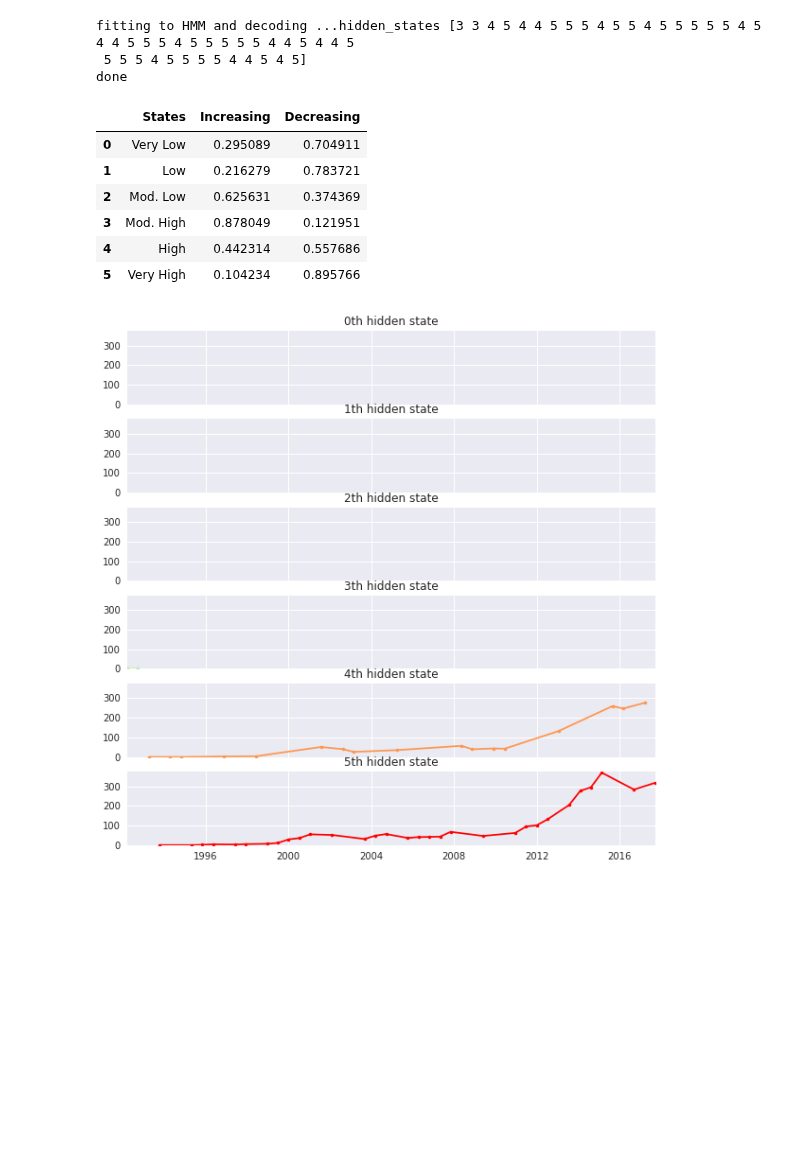
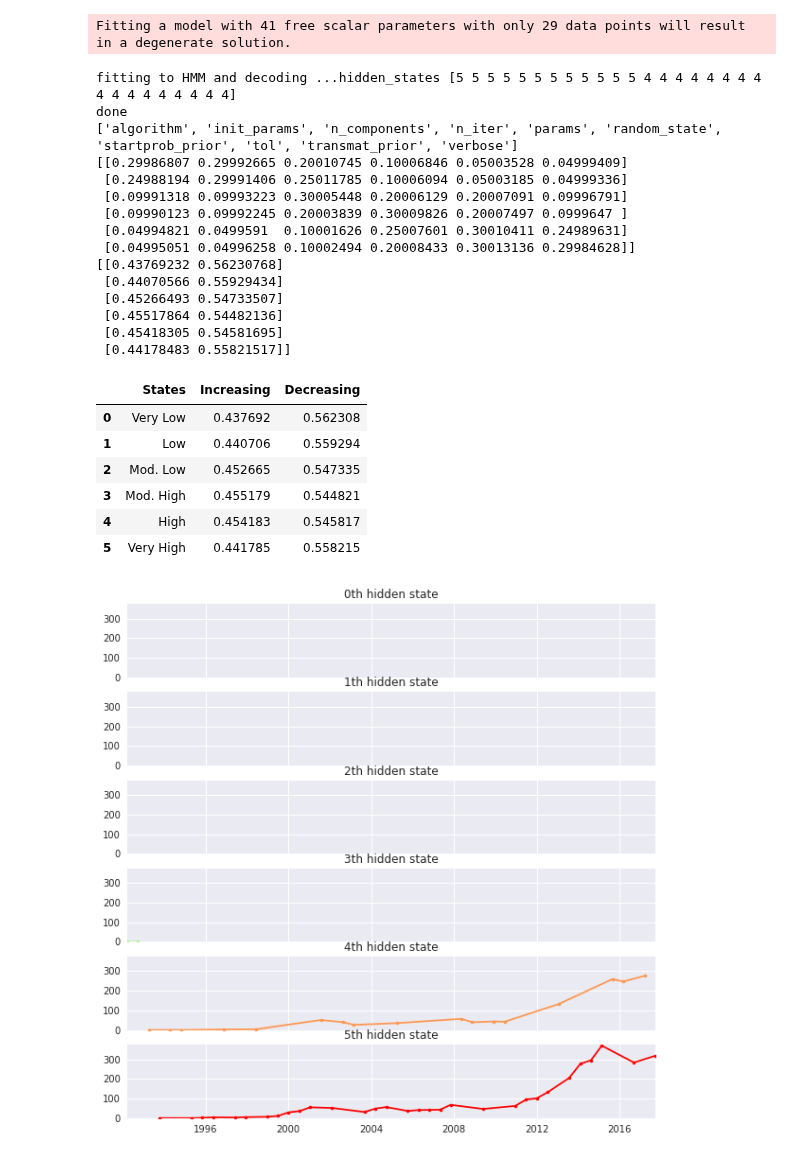
Before and after one commit to sophielouie/cs4100-5100-final-proj, a Jupyter notebook: HMM_Learn.ipynb, the cells around one changed output. Saved outputs shown, nothing was run; the diff lists cells and outputs as text; code cells hidden in the pictures; blank space fills up the shorter version.

```diff
--- a/HMM_Learn.ipynb
+++ b/HMM_Learn.ipynb
@@ -58,9 +14,9 @@ def sample_from_full_df(df, num_samples):
     return df[df.index % mod == 0].reset_index()
 # %%
 # Set global constants
-NUM_OBSERVATIONS = 50
+NUM_OBSERVATIONS = 30
 NUM_COMPONENTS = 6
-USE_FULL_SAMPLE = True
+USE_FULL_SAMPLE = False
 # %%
 # Get the formatted data
 # file_name = 'a.us.txt'
@@ -146,49 +100,65 @@ def get_random_distribution(size):
 print("fitting to HMM and decoding ...", end="")
 
 # Make an HMM instance and execute fit
-model = MultinomialHMM(n_components=NUM_COMPONENTS, n_iter=10, init_params="e")
+model = MultinomialHMM(n_components=NUM_COMPONENTS, n_iter=10, params='ste', init_params="")
 
 # randomize the initial state probabilities
-# model.startprob_ = []
+# model.startprob_ = [0.16666, 0.16666, 0.16666, 0.16666, 0.16666, 0.16667]
+model.startprob_ = [0.16, 0.16, 0.17, 0.17, 0.17, 0.17]
 
 # randomize the initial transition probabilities
 # model.transmat_ = get_random_distribution(NUM_COMPONENTS)
 model.transmat_ = [[0.3, 0.3, 0.2, 0.1, 0.05, 0.05],
     [0.25, 0.3, 0.25, 0.1, 0.05, 0.05],
     [0.1, 0.1, 0.3, 0.2, 0.2, 0.1],
     [0.1, 0.1, 0.2, 0.3, 0.2, 0.1],
     [0.05, 0.05, 0.1, 0.25, 0.3, 0.25],
     [0.05, 0.05, 0.1, 0.2, 0.3, 0.3]]
 
 # randomize the initial emission probabilities
 # model.emissionprob_ = get_random_distribution(NUM_COMPONENTS)
 model.emissionprob_ = numpy.array([[0.5, 0.5], [0.5, 0.5], [0.5, 0.5], [0.5, 0.5], [0.5, 0.5], [0.5, 0.5]])
 
 # "train" the model
 model.fit(X)
 
 # Predict the optimal sequence of internal hidden state
 hidden_states = model.predict(X)
 print("hidden_states", hidden_states)
 
 print("done")
 
-# numpy.set_printoptions(formatter={'float_kind':'{:f}'.format})
+print(model._get_param_names())
+print(model.transmat_)
+print(model.emissionprob_)
+
 epmForPPT = pd.DataFrame(model.emissionprob_,columns=['Increasing','Decreasing'])
 epmForPPT.insert(0, 'States', ['Very Low','Low','Mod. Low','Mod. High','High', 'Very High'])
-#df['States'] = ['Very Low','Moderate Low','Low','High','Moderate High', 'Very High']
 epmForPPT
 # %% [output]
-fitting to HMM and decoding ...hidden_states [3 3 4 5 4 4 5 5 5 4 5 5 4 5 5 5 5 5 4 5 4 4 5 5 5 4 5 5 5 5 5 4 4 5 4 4 5
- 5 5 5 4 5 5 5 5 4 4 5 4 5]
-done
+Fitting a model with 41 free scalar parameters with only 29 data points will result in a degenerate solution.
+fitting to HMM and decoding ...hidden_states [5 5 5 5 5 5 5 5 5 5 5 5 4 4 4 4 4 4 4 4 4 4 4 4 4 4 4 4 4]
+done
+['algorithm', 'init_params', 'n_components', 'n_iter', 'params', 'random_state', 'startprob_prior', 'tol', 'transmat_prior', 'verbose']
+[[0.29986807 0.29992665 0.20010745 0.10006846 0.05003528 0.04999409]
+ [0.24988194 0.29991406 0.25011785 0.10006094 0.05003185 0.04999336]
+ [0.09991318 0.09993223 0.30005448 0.20006129 0.20007091 0.09996791]
+ [0.09990123 0.09992245 0.20003839 0.30009826 0.20007497 0.0999647 ]
+ [0.04994821 0.0499591  0.10001626 0.25007601 0.30010411 0.24989631]
+ [0.04995051 0.04996258 0.10002494 0.20008433 0.30013136 0.29984628]]
+[[0.43769232 0.56230768]
+ [0.44070566 0.55929434]
+ [0.45266493 0.54733507]
+ [0.45517864 0.54482136]
+ [0.45418305 0.54581695]
+ [0.44178483 0.55821517]]
 |  | States | Increasing | Decreasing |
-| 0 | Very Low | 0.295089 | 0.704911 |
-| 1 | Low | 0.216279 | 0.783721 |
-| 2 | Mod. Low | 0.625631 | 0.374369 |
-| 3 | Mod. High | 0.878049 | 0.121951 |
-| 4 | High | 0.442314 | 0.557686 |
-| 5 | Very High | 0.104234 | 0.895766 |
+| 0 | Very Low | 0.437692 | 0.562308 |
+| 1 | Low | 0.440706 | 0.559294 |
+| 2 | Mod. Low | 0.452665 | 0.547335 |
+| 3 | Mod. High | 0.455179 | 0.544821 |
+| 4 | High | 0.454183 | 0.545817 |
+| 5 | Very High | 0.441785 | 0.558215 |
 # %%
 # Print the score of the first model
 #print(model.score(X))
```
Also changed, not shown: parts of 5 cells of this notebook.
